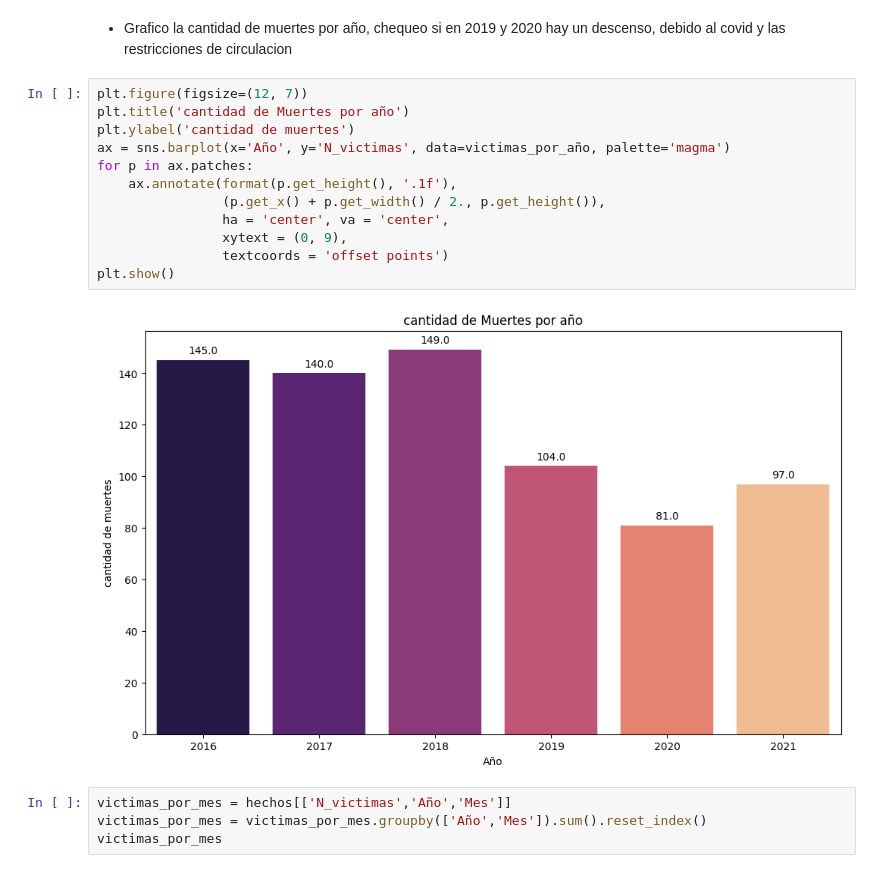
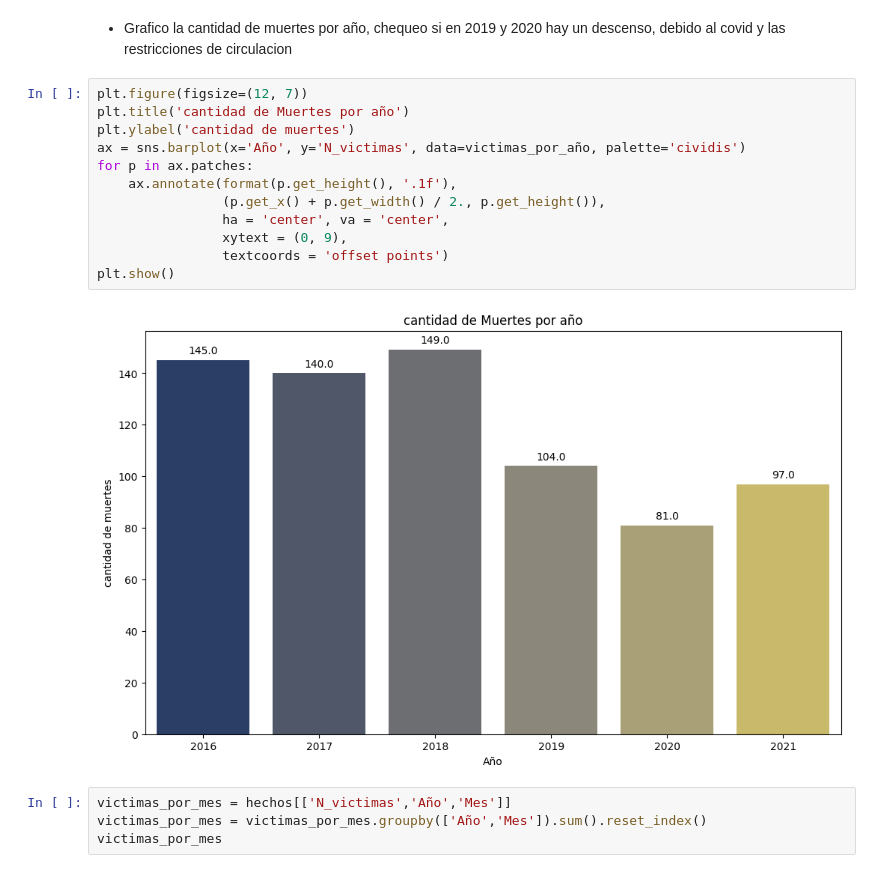
Before and after one commit to matiasbarriosled/PiDa2, a Jupyter notebook: EDA/EDA.ipynb, the cells around one changed output. Saved outputs shown, nothing was run; the diff lists cells and outputs as text.

```diff
--- a/EDA/EDA.ipynb
+++ b/EDA/EDA.ipynb
@@ -69,17 +69,17 @@ victimas_por_año.head()
 # %%
 plt.figure(figsize=(12, 7))
 plt.title('cantidad de Muertes por año')
 plt.ylabel('cantidad de muertes')
-ax = sns.barplot(x='Año', y='N_victimas', data=victimas_por_año, palette='magma')
+ax = sns.barplot(x='Año', y='N_victimas', data=victimas_por_año, palette='cividis')
 for p in ax.patches:
     ax.annotate(format(p.get_height(), '.1f'),
                 (p.get_x() + p.get_width() / 2., p.get_height()),
                 ha = 'center', va = 'center',
                 xytext = (0, 9),
                 textcoords = 'offset points')
 plt.show()
 # %% [output]
-[figure, old version]
+[figure, new version]
 # %%
 victimas_por_mes = hechos[['N_victimas','Año','Mes']]
 victimas_por_mes = victimas_por_mes.groupby(['Año','Mes']).sum().reset_index()
```
Also changed, not shown: parts of 5 cells of this notebook.
